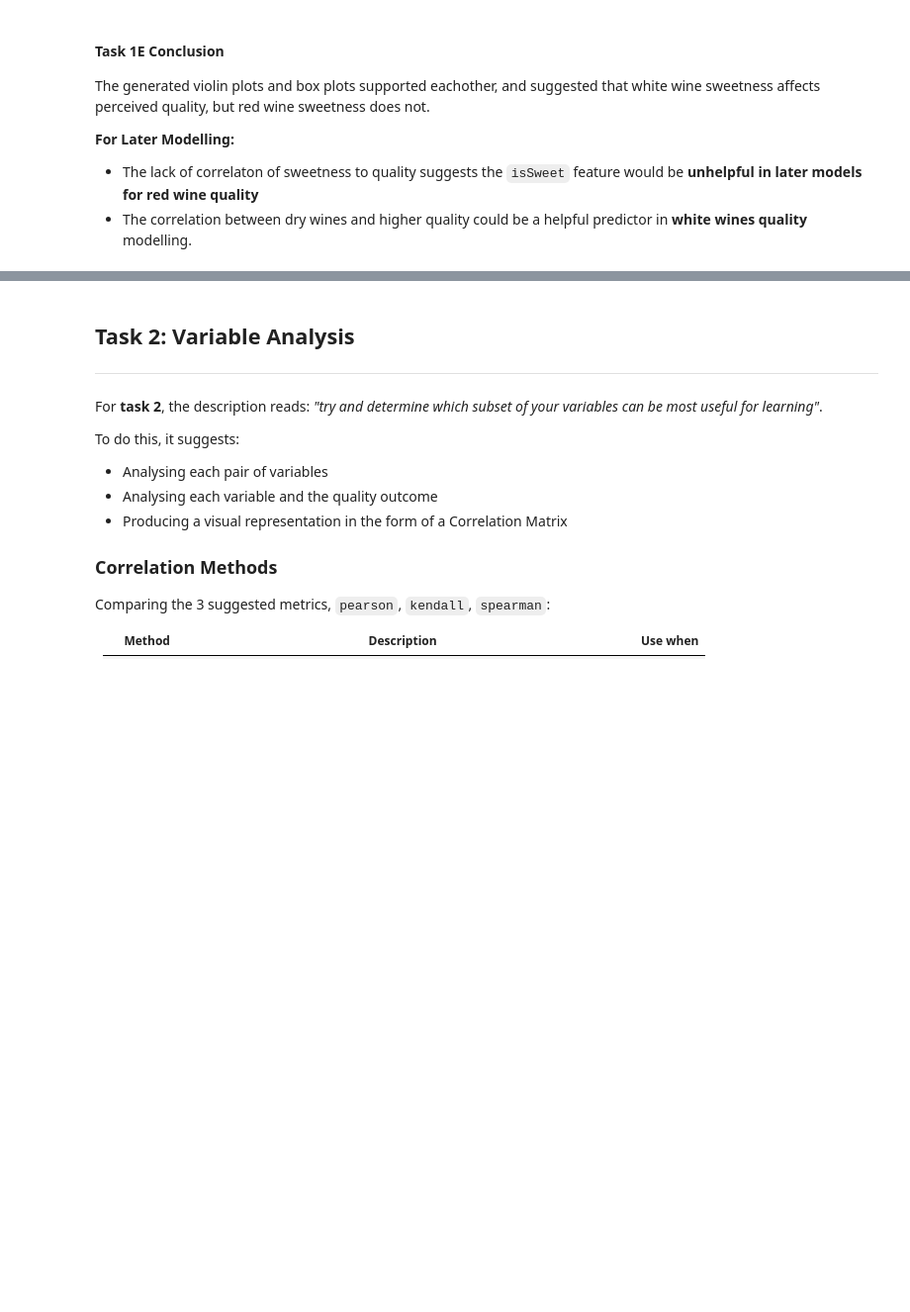
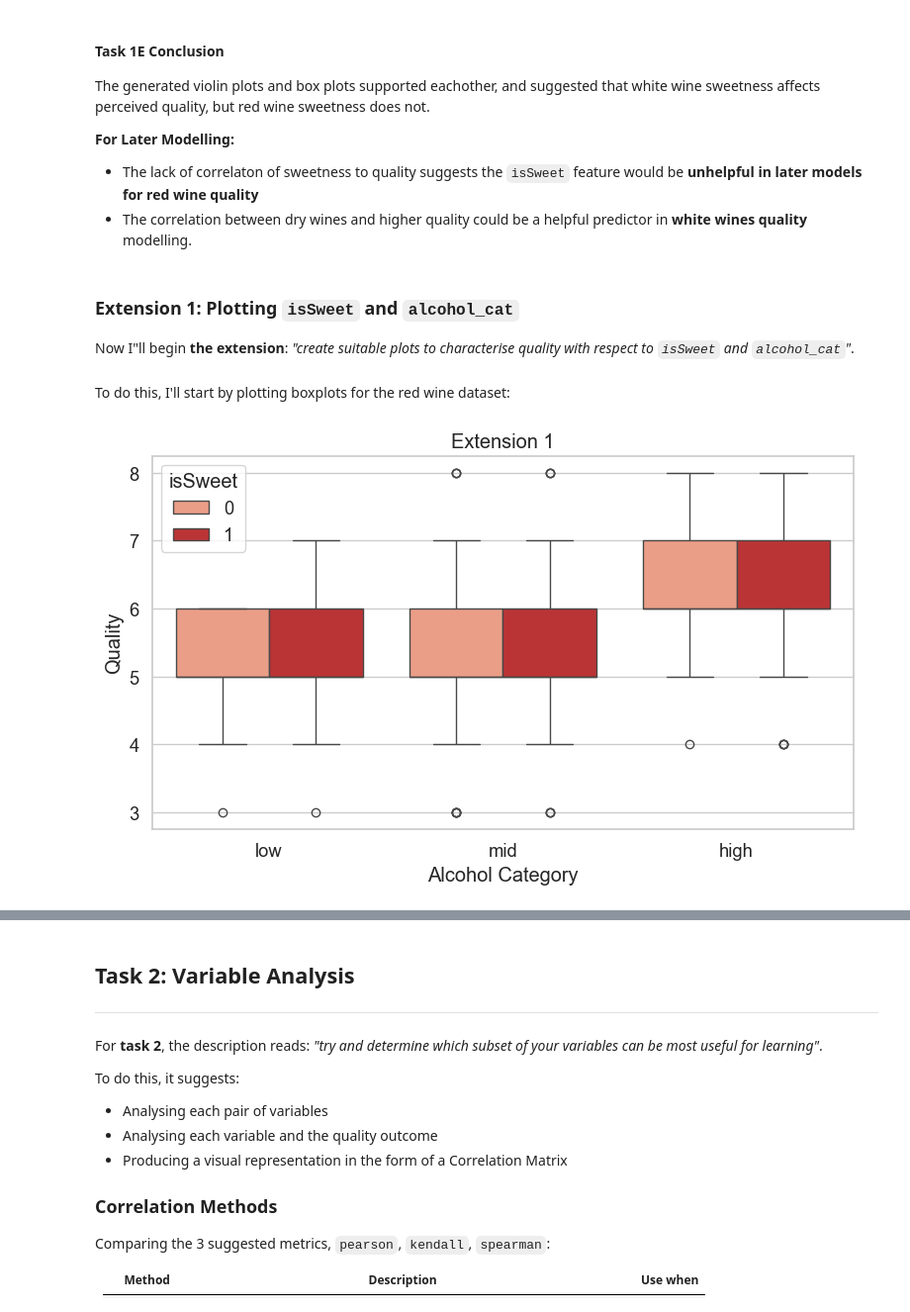
Before and after one commit to k1k12/2034_CW, a Jupyter notebook: notebook/wine_analysis.ipynb, the cells around one changed output, grey strips where cells are left out. Shown at 99% size. Drawn from its saved outputs; the diff is of its cells as text; code cells hidden in the pictures; blank space fills up the shorter version.

```diff
--- a/notebook/wine_analysis.ipynb
+++ b/notebook/wine_analysis.ipynb
@@ -786,3 +786,29 @@ The generated violin plots and box plots supported eachother, and suggested that
 **For Later Modelling:**
 - The lack of correlaton of sweetness to quality suggests the `isSweet` feature would be **unhelpful in later models for red wine quality**
 - The correlation between dry wines and higher quality could be a helpful predictor in **white wines quality** modelling.
+# %% [markdown]
+### Extension 1: Plotting `isSweet` and `alcohol_cat`
+
+Now I"ll begin **the extension**: *"create suitable plots to characterise quality with respect to `isSweet` and `alcohol_cat`"*.
+# %% [markdown]
+To do this, I'll start by plotting boxplots for the red wine dataset:
+# %%
+plt.figure(figsize=(8, 5))
+sb.boxplot(
+    data=wine_red,
+    x="alcohol_cat",
+    y="quality",
+    hue="isSweet",
+    order=["low", "mid", "high"],
+    palette={0: palette_red[3], 1: palette_red[7]}
+)
+
+plt.title("Extension 1")
+plt.xlabel("Alcohol Category")
+plt.ylabel("Quality")
+plt.legend(title="isSweet")
+plt.tight_layout()
+plt.savefig("../figures/exten1_red")
+plt.show()
+# %% [output]
+[figure, added]
```
Also changed, not shown: parts of 80 cells of this notebook, 8 other files.
